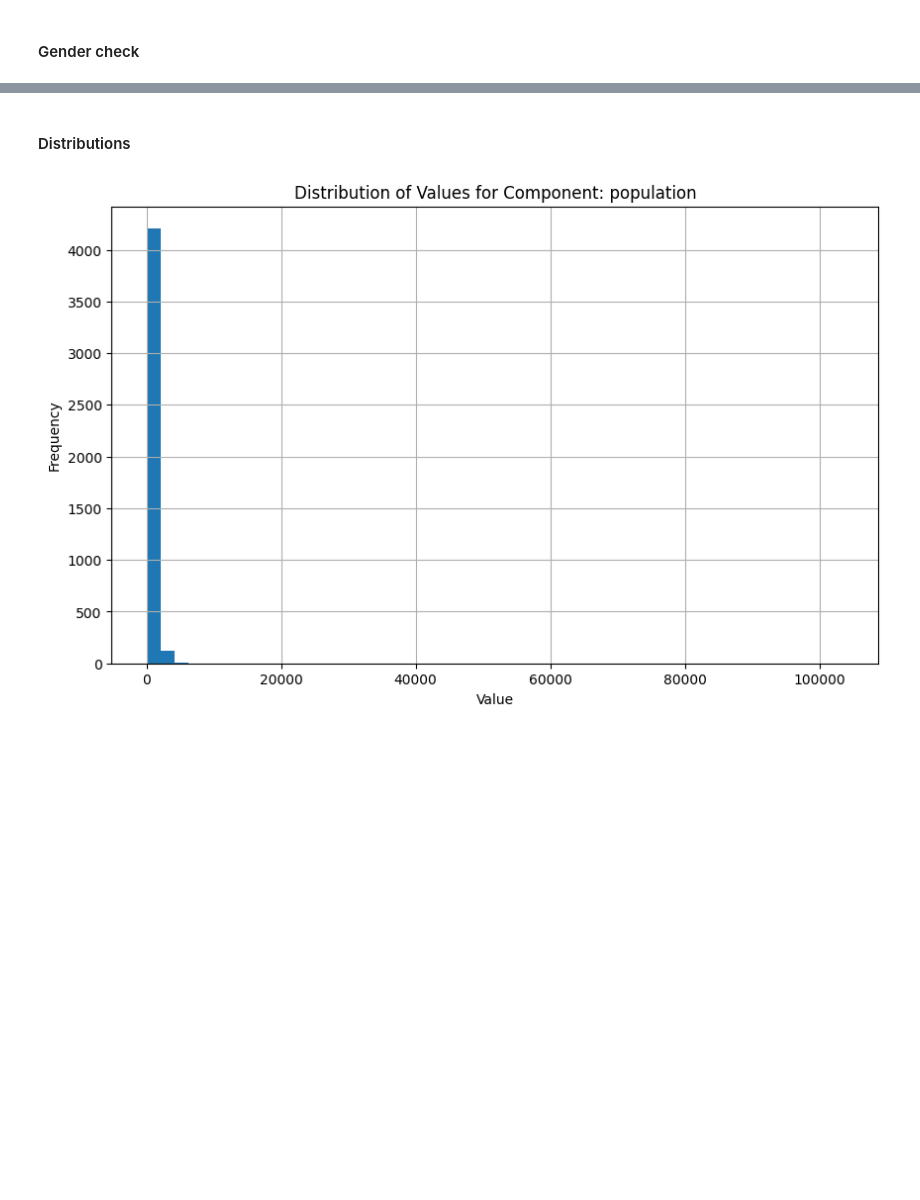
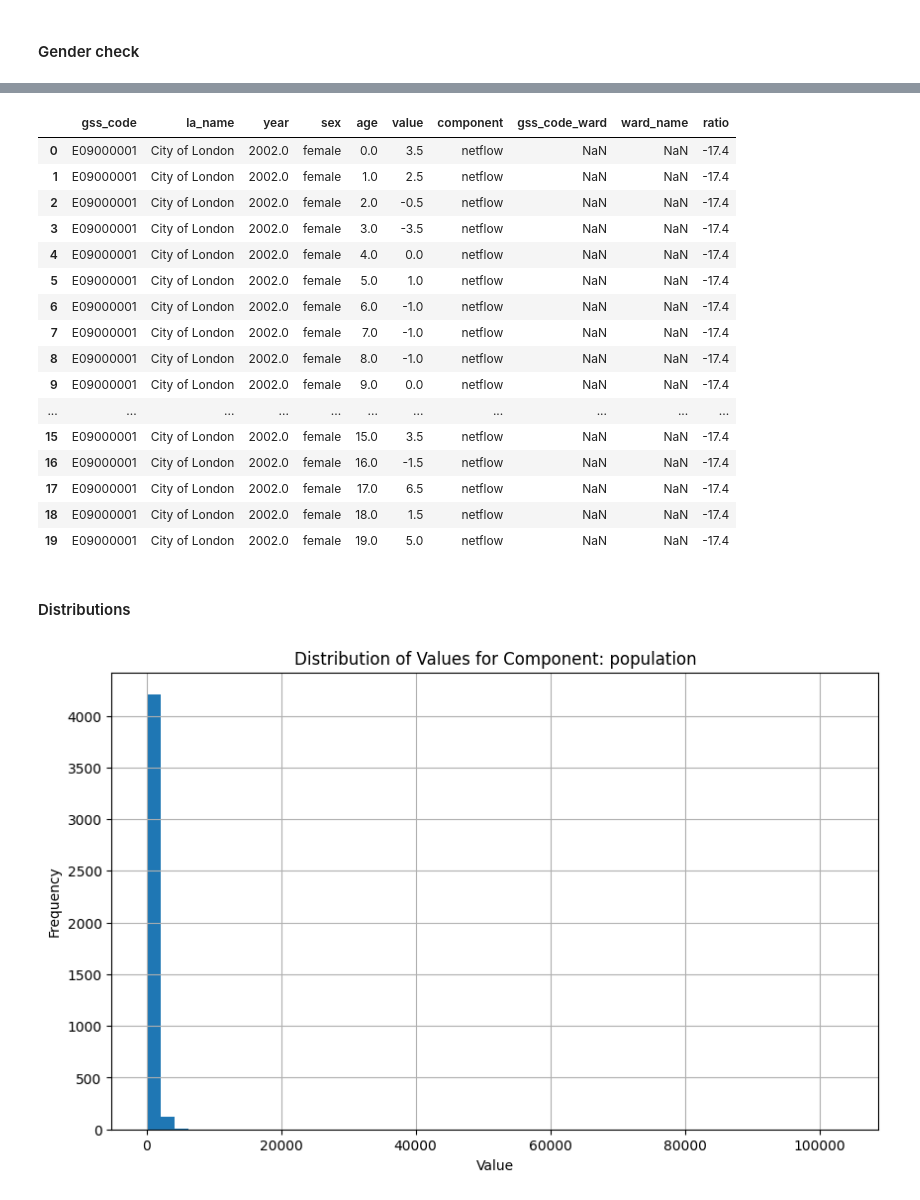
Before and after one commit to SebastianHeslinRees/Projections_QA, a Jupyter notebook: logical_checks_population_projections.ipynb, the cells around one changed output, grey strips where cells are left out. Saved outputs shown, nothing was run; the diff lists cells and outputs as text; code cells hidden in the pictures; blank space fills up the shorter version.

```diff
--- a/logical_checks_population_projections.ipynb
+++ b/logical_checks_population_projections.ipynb
@@ -549,12 +714,19 @@ Name: 1576, dtype: object
 # %% [markdown]
 #### Gender check
+# %%
+combined_10yr_fert_copy =  combined_10yr_fert.copy()
 # %%
 #### Gender Ratio
-gender_ratio = df.groupby(['gss_code', 'year', 'sex'])['value'].sum().unstack().reset_index()
+gender_ratio = combined_10yr_fert_copy.groupby(['gss_code', 'year', 'sex'])['value'].sum().unstack().reset_index()
 gender_ratio['ratio'] = gender_ratio['male'] / gender_ratio['female']
 print("Gender ratios:\n", gender_ratio)
 
 # Check for biologically implausible ratios
 implausible_ratios = gender_ratio[(gender_ratio['ratio'] < 0.5) | (gender_ratio['ratio'] > 2)]
+
+implausible_df = combined_10yr_fert_copy[combined_10yr_fert_copy.set_index(['gss_code', 'year']).index.isin(implausible_ratios.set_index(['gss_code', 'year']).index)]
+
+implausible_df_with_ratio = implausible_df.merge(gender_ratio[['gss_code', 'year', 'ratio']], on=['gss_code', 'year'], how='left')
+
 print("Implausible gender ratios:\n", implausible_ratios)
 # %% [output]
@@ -562,3 +750,23 @@ NameError: name 'df' is not defined
+# %%
+implausible_df_with_ratio
+# %% [output]
+|  | gss_code | la_name | year | sex | age | value | component | gss_code_ward | ward_name | ratio |
+| 0 | E09000001 | City of London | 2002.0 | female | 0.0 | 3.5 | netflow | NaN | NaN | -17.4 |
+| 1 | E09000001 | City of London | 2002.0 | female | 1.0 | 2.5 | netflow | NaN | NaN | -17.4 |
+| 2 | E09000001 | City of London | 2002.0 | female | 2.0 | -0.5 | netflow | NaN | NaN | -17.4 |
+| 3 | E09000001 | City of London | 2002.0 | female | 3.0 | -3.5 | netflow | NaN | NaN | -17.4 |
+| 4 | E09000001 | City of London | 2002.0 | female | 4.0 | 0.0 | netflow | NaN | NaN | -17.4 |
+| 5 | E09000001 | City of London | 2002.0 | female | 5.0 | 1.0 | netflow | NaN | NaN | -17.4 |
+| 6 | E09000001 | City of London | 2002.0 | female | 6.0 | -1.0 | netflow | NaN | NaN | -17.4 |
+| 7 | E09000001 | City of London | 2002.0 | female | 7.0 | -1.0 | netflow | NaN | NaN | -17.4 |
+| 8 | E09000001 | City of London | 2002.0 | female | 8.0 | -1.0 | netflow | NaN | NaN | -17.4 |
+| 9 | E09000001 | City of London | 2002.0 | female | 9.0 | 0.0 | netflow | NaN | NaN | -17.4 |
+| ... | ... | ... | ... | ... | ... | ... | ... | ... | ... | ... |
+| 15 | E09000001 | City of London | 2002.0 | female | 15.0 | 3.5 | netflow | NaN | NaN | -17.4 |
+| 16 | E09000001 | City of London | 2002.0 | female | 16.0 | -1.5 | netflow | NaN | NaN | -17.4 |
+| 17 | E09000001 | City of London | 2002.0 | female | 17.0 | 6.5 | netflow | NaN | NaN | -17.4 |
+| 18 | E09000001 | City of London | 2002.0 | female | 18.0 | 1.5 | netflow | NaN | NaN | -17.4 |
+| 19 | E09000001 | City of London | 2002.0 | female | 19.0 | 5.0 | netflow | NaN | NaN | -17.4 |
 # %% [markdown]
 #### Distributions
 # %%
```
Also changed, not shown: parts of 29 cells of this notebook.
